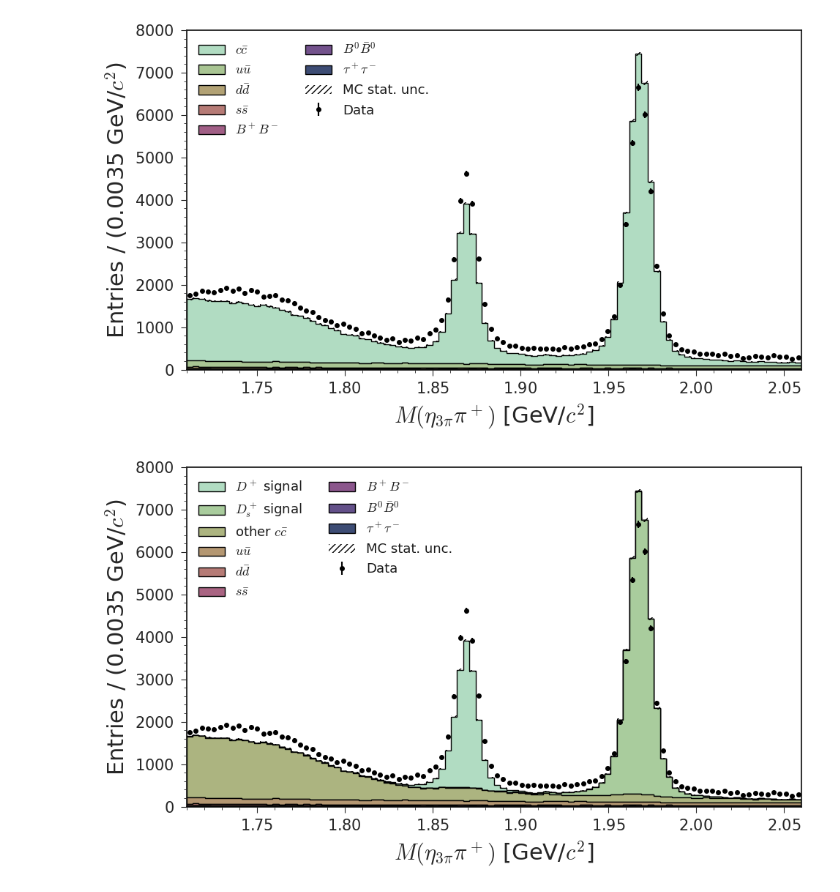
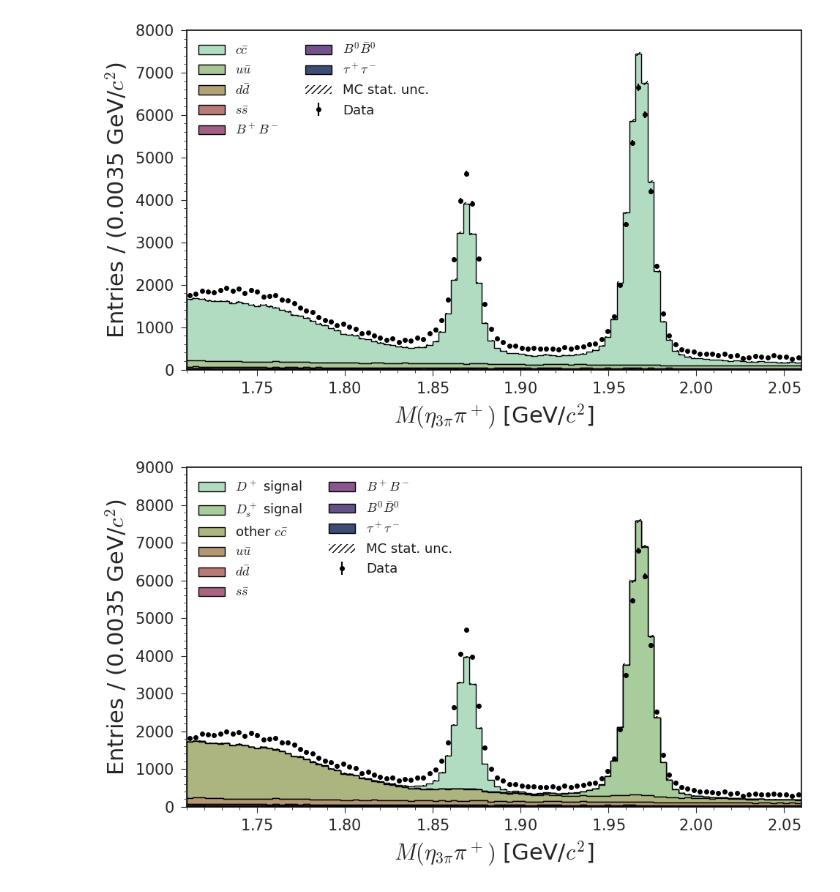
Before and after one commit to jykim-physics/DRAW_and_FITTING, a Jupyter notebook: main/Dpetapip/draw/after_BDT/proc13_etapip_pipipi.ipynb, the cells around one changed output. Drawn from its saved outputs; the diff is of its cells as text; code cells hidden in the pictures.

```diff
--- a/main/Dpetapip/draw/after_BDT/proc13_etapip_pipipi.ipynb
+++ b/main/Dpetapip/draw/after_BDT/proc13_etapip_pipipi.ipynb
@@ -229,34 +229,34 @@ plot_dir = "/media/jykim/T7/saved_plots/DRAW/etapip/MC15rd_generic/pipipi"
 os.makedirs(plot_dir, exist_ok=True)
 
 # Settings
 tree = "etapip_pipipi"
 cut = "Dp_M>0"
 variables = ["Dp_M", "ds_weight"]
 var = "Dp_M"
 bins = (1.71, 2.06)
 xlabel = r"$M(\eta_{3\pi}\pi^+)$ [GeV/$c^2$]"
-output = os.path.join(plot_dir, "MC15rd_etapip_pipipi_stack_with_data_new_Ds_correct.png")
+output = os.path.join(plot_dir, "MC15rd_etapip_pipipi_stack_with_data_new_Ds_correct_74.png")
 # output = "test.png"
 
 # MC 설정
 tags = ['ccbar', 'uubar', 'ddbar', 'ssbar', 'charged', 'mixed', 'taupair']
 # tag_order = ['taupair', 'mixed', 'charged', 'ssbar', 'ddbar', 'uubar', 'ccbar']
 # labels = [r'$\tau^+\tau^-$', r'$B^0\bar{B}^0$', r'$B^+B^-$', r'$s\bar{s}$', r'$d\bar{d}$', r'$u\bar{u}$', r'$c\bar{c}$']
 
 mc_base = "/share/storage/jykim/storage_b2/storage/reduced_ntuples/MC15rd/etapip_eteeta/MC15rd_etaetapip_loose_v7_250122_skimhad_if_true_Dp_CMS_p_v3"
-mc_dirs = [f"{mc_base}/15rd_eta_{e}/{tree}/min_unc_search/0.75/weighted" for e in
+mc_dirs = [f"{mc_base}/15rd_eta_{e}/{tree}/min_unc_search/0.74/weighted" for e in
            ["e7_18_4S_v3", "e20_b26_v1", "e20_e26_4S_v2", "e21_5S_scan_v1", "mori_off_v1"]]
 mc_data = load_root_files(mc_dirs, tags, tree, cut, variables)
 
 # 실데이터
 data_base = "/share/storage/jykim/storage_b2/storage/reduced_ntuples/proc13_all/proc13_all_etapip_loose_v7_250216_CMS_Psum_v3"
-data_dirs = [f"{data_base}/{d}/{tree}/min_unc_search/0.75" for d in [
+data_dirs = [f"{data_base}/{d}/{tree}/min_unc_search/0.74" for d in [
     "etahp_13_4S_off_v1", "etahp_13_4S_v2", "etahp_23_4S_off_v1", "etahp_23_4S_v1",
     "etahp_23_5Sscan_10657_v1", "etahp_23_5Sscan_10706_v1", "etahp_23_5Sscan_10751_v1", "etahp_23_5Sscan_10810_v1"
 ]]
 data_df = load_data_files(data_dirs, tree, cut, [var])
 
 # 플롯
 plot_stack_with_data(mc_data, tag_order, labels, data_df, var, bins, xlabel, output)
 # %% [output]
-[figure, old version]
+[figure, new version]
```
Also changed, not shown: parts of 5 cells of this notebook, 4 other files.
